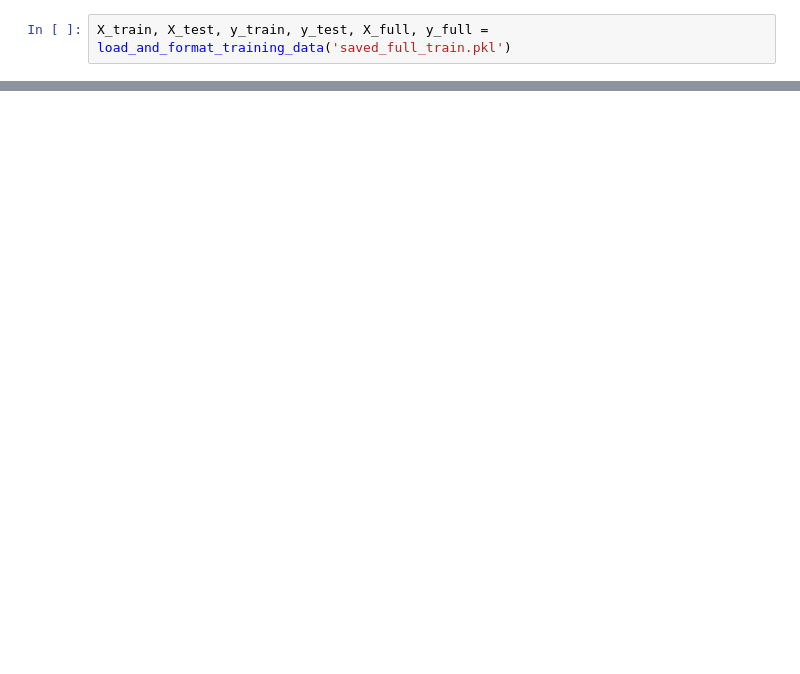
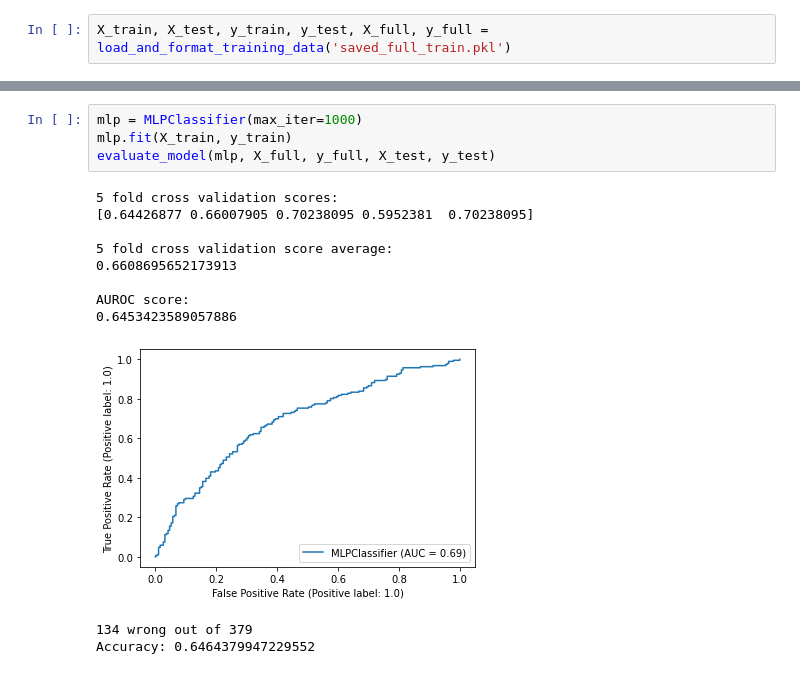
Before and after one commit to dhruv0811/GeneClassification, a Jupyter notebook: AlzheimersBinaryClassifier.ipynb, the cells around one changed output, grey strips where cells are left out. Saved outputs shown, nothing was run; the diff lists cells and outputs as text; blank space fills up the shorter version.

```diff
--- a/AlzheimersBinaryClassifier.ipynb
+++ b/AlzheimersBinaryClassifier.ipynb
@@ -210,0 +75,16 @@ Accuracy: 0.6517150395778364
+# %%
+mlp = MLPClassifier(max_iter=1000)
+mlp.fit(X_train, y_train)
+evaluate_model(mlp, X_full, y_full, X_test, y_test)
+# %% [output]
+5 fold cross validation scores:
+[0.64426877 0.66007905 0.70238095 0.5952381  0.70238095]
+
+5 fold cross validation score average:
+0.6608695652173913
+
+AUROC score:
+0.6453423589057886
+[figure, added]
+134 wrong out of 379
+Accuracy: 0.6464379947229552
```
Also changed, not shown: parts of 22 cells of this notebook.
